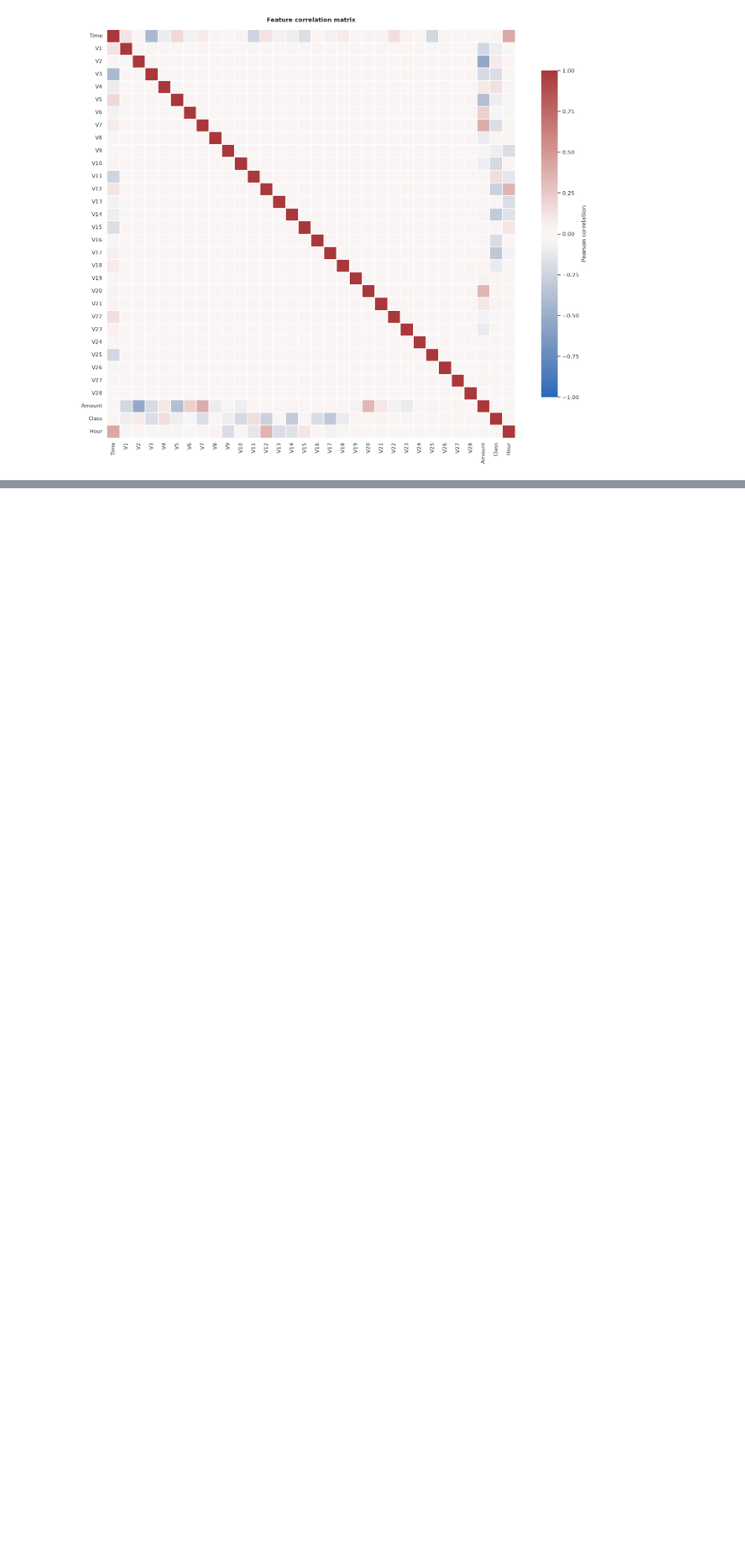
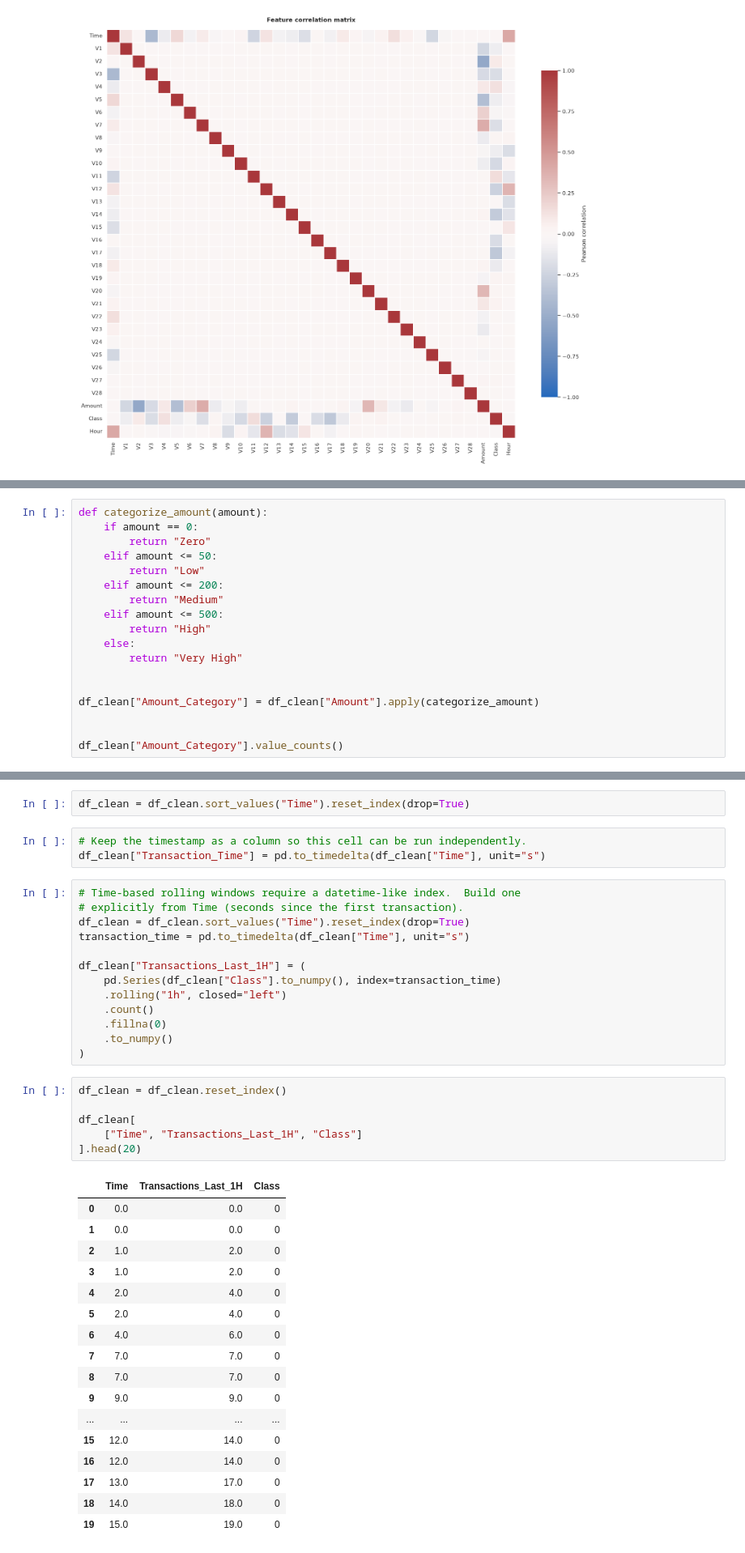
Before and after one commit to to-bits/BehaviorGuard-Customer-Behavioral-Profiling-for-Credit-Card-Fraud-Detection, a Jupyter notebook: BehaviorGuard — Customer Behavioral Profiling for Credit Card Fraud Detection/notebooks/01_data_understanding.ipynb, the cells around one changed output, grey strips where cells are left out. Shown at 81% size. Drawn from its saved outputs; the diff is of its cells as text; blank space fills up the shorter version.

```diff
--- a/BehaviorGuard — Customer Behavioral Profiling for Credit Card Fraud Detection/notebooks/01_data_understanding.ipynb
+++ b/BehaviorGuard — Customer Behavioral Profiling for Credit Card Fraud Detection/notebooks/01_data_understanding.ipynb
@@ -260,0 +395,18 @@ plt.show()
+# %%
+def categorize_amount(amount):
+    if amount == 0:
+        return "Zero"
+    elif amount <= 50:
+        return "Low"
+    elif amount <= 200:
+        return "Medium"
+    elif amount <= 500:
+        return "High"
+    else:
+        return "Very High"
+
+
+df_clean["Amount_Category"] = df_clean["Amount"].apply(categorize_amount)
+
+
+df_clean["Amount_Category"].value_counts()
@@ -260,0 +437,42 @@ plt.show()
+# %%
+df_clean = df_clean.sort_values("Time").reset_index(drop=True)
+# %%
+# Keep the timestamp as a column so this cell can be run independently.
+df_clean["Transaction_Time"] = pd.to_timedelta(df_clean["Time"], unit="s")
+# %%
+# Time-based rolling windows require a datetime-like index.  Build one
+# explicitly from Time (seconds since the first transaction).
+df_clean = df_clean.sort_values("Time").reset_index(drop=True)
+transaction_time = pd.to_timedelta(df_clean["Time"], unit="s")
+
+df_clean["Transactions_Last_1H"] = (
+    pd.Series(df_clean["Class"].to_numpy(), index=transaction_time)
+    .rolling("1h", closed="left")
+    .count()
+    .fillna(0)
+    .to_numpy()
+)
+# %%
+df_clean = df_clean.reset_index()
+
+df_clean[
+    ["Time", "Transactions_Last_1H", "Class"]
+].head(20)
+# %% [output]
+|  | Time | Transactions_Last_1H | Class |
+| 0 | 0.0 | 0.0 | 0 |
+| 1 | 0.0 | 0.0 | 0 |
+| 2 | 1.0 | 2.0 | 0 |
+| 3 | 1.0 | 2.0 | 0 |
+| 4 | 2.0 | 4.0 | 0 |
+| 5 | 2.0 | 4.0 | 0 |
+| 6 | 4.0 | 6.0 | 0 |
+| 7 | 7.0 | 7.0 | 0 |
+| 8 | 7.0 | 7.0 | 0 |
+| 9 | 9.0 | 9.0 | 0 |
+| ... | ... | ... | ... |
+| 15 | 12.0 | 14.0 | 0 |
+| 16 | 12.0 | 14.0 | 0 |
+| 17 | 13.0 | 17.0 | 0 |
+| 18 | 14.0 | 18.0 | 0 |
+| 19 | 15.0 | 19.0 | 0 |
```
Also changed, not shown: parts of 15 cells of this notebook.
